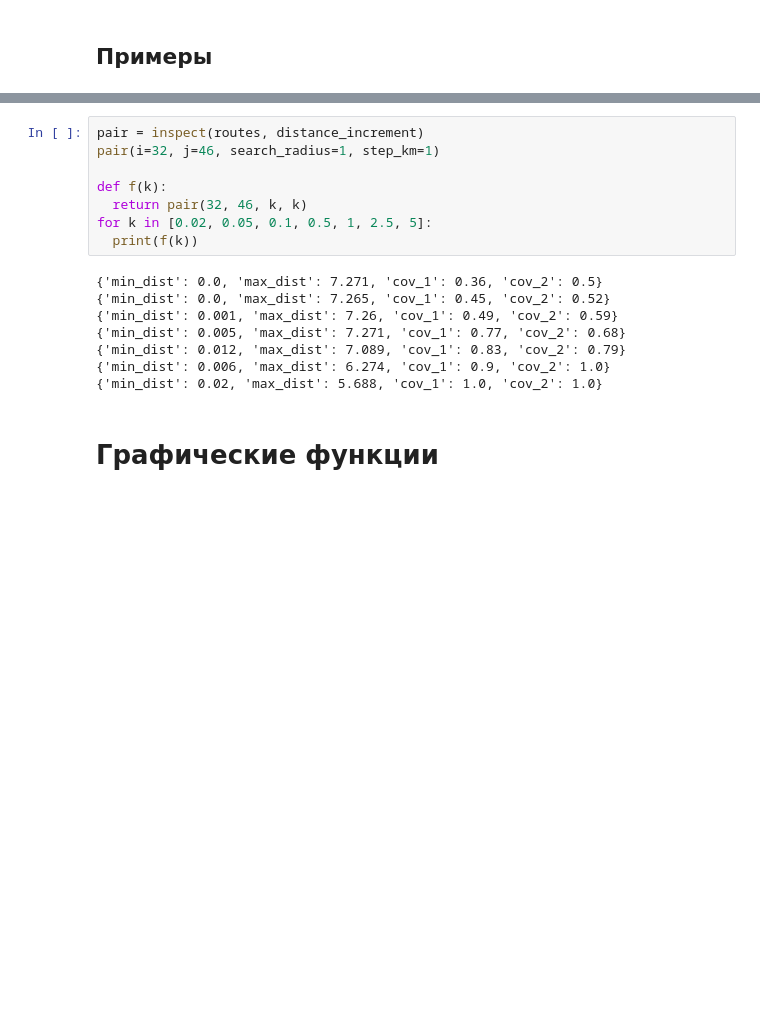
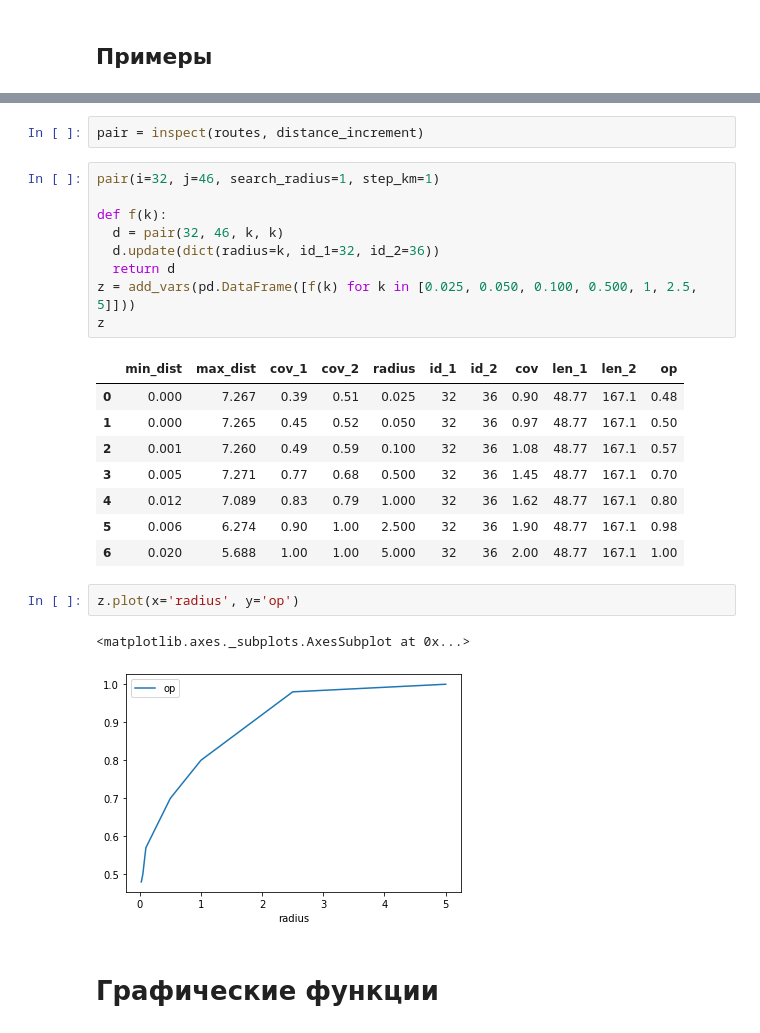
Before and after one commit to epogrebnyak/rides-minimal, a Jupyter notebook: rides_minimal.ipynb, the cells around one changed output, grey strips where cells are left out. Cells and saved outputs as stored; diff of their text form; blank space fills up the shorter version.

```diff
--- a/rides_minimal.ipynb
+++ b/rides_minimal.ipynb
@@ -511,19 +502,28 @@ Calculating distances between routes and reporting...
+# %%
+pair = inspect(routes, distance_increment)
 # %%
-pair = inspect(routes, distance_increment)
 pair(i=32, j=46, search_radius=1, step_km=1)
 
 def f(k):
-  return pair(32, 46, k, k)
-for k in [0.02, 0.05, 0.1, 0.5, 1, 2.5, 5]:
-  print(f(k))
+  d = pair(32, 46, k, k)
+  d.update(dict(radius=k, id_1=32, id_2=36))
+  return d
+z = add_vars(pd.DataFrame([f(k) for k in [0.025, 0.050, 0.100, 0.500, 1, 2.5, 5]]))
+z
 # %% [output]
-{'min_dist': 0.0, 'max_dist': 7.271, 'cov_1': 0.36, 'cov_2': 0.5}
-{'min_dist': 0.0, 'max_dist': 7.265, 'cov_1': 0.45, 'cov_2': 0.52}
-{'min_dist': 0.001, 'max_dist': 7.26, 'cov_1': 0.49, 'cov_2': 0.59}
-{'min_dist': 0.005, 'max_dist': 7.271, 'cov_1': 0.77, 'cov_2': 0.68}
-{'min_dist': 0.012, 'max_dist': 7.089, 'cov_1': 0.83, 'cov_2': 0.79}
-{'min_dist': 0.006, 'max_dist': 6.274, 'cov_1': 0.9, 'cov_2': 1.0}
-{'min_dist': 0.02, 'max_dist': 5.688, 'cov_1': 1.0, 'cov_2': 1.0}
+|  | min_dist | max_dist | cov_1 | cov_2 | radius | id_1 | id_2 | cov | len_1 | len_2 | op |
+| 0 | 0.000 | 7.267 | 0.39 | 0.51 | 0.025 | 32 | 36 | 0.90 | 48.77 | 167.1 | 0.48 |
+| 1 | 0.000 | 7.265 | 0.45 | 0.52 | 0.050 | 32 | 36 | 0.97 | 48.77 | 167.1 | 0.50 |
+| 2 | 0.001 | 7.260 | 0.49 | 0.59 | 0.100 | 32 | 36 | 1.08 | 48.77 | 167.1 | 0.57 |
+| 3 | 0.005 | 7.271 | 0.77 | 0.68 | 0.500 | 32 | 36 | 1.45 | 48.77 | 167.1 | 0.70 |
+| 4 | 0.012 | 7.089 | 0.83 | 0.79 | 1.000 | 32 | 36 | 1.62 | 48.77 | 167.1 | 0.80 |
+| 5 | 0.006 | 6.274 | 0.90 | 1.00 | 2.500 | 32 | 36 | 1.90 | 48.77 | 167.1 | 0.98 |
+| 6 | 0.020 | 5.688 | 1.00 | 1.00 | 5.000 | 32 | 36 | 2.00 | 48.77 | 167.1 | 1.00 |
+# %%
+z.plot(x='radius', y='op')
+# %% [output]
+<matplotlib.axes._subplots.AxesSubplot at 0x...>
+[figure, added]
 # %% [markdown]
 # Графические функции
 # %%
```
Also changed, not shown: parts of 22 cells of this notebook.
